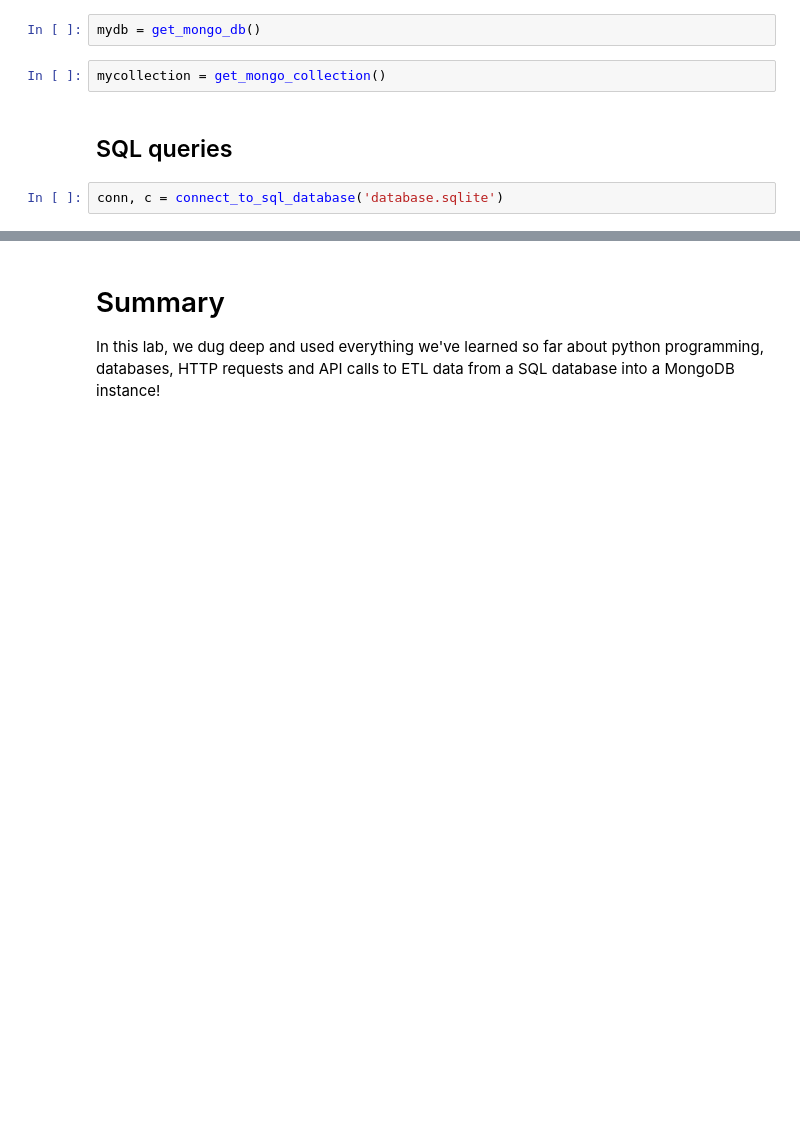
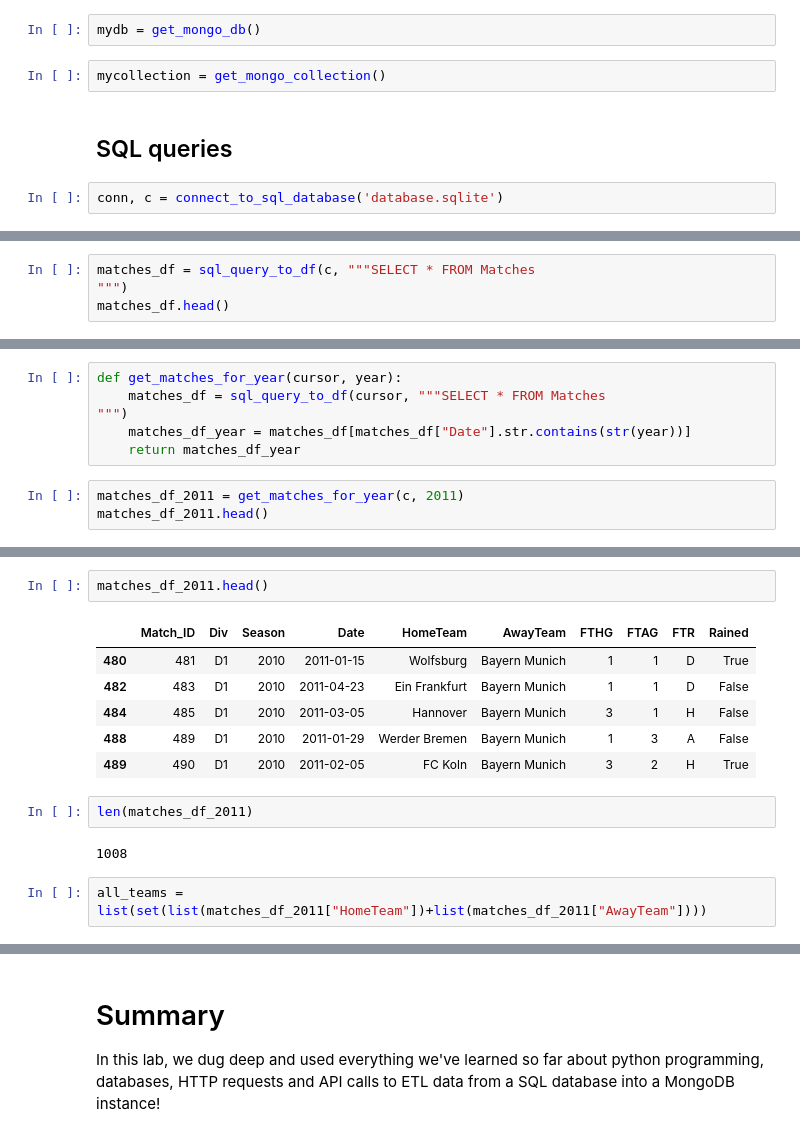
Before and after one commit to npschafer/dsc-mod-2-lab-houston-ds-042219, a Jupyter notebook: nick_scratch.ipynb, the cells around one changed output, grey strips where cells are left out. Saved outputs shown, nothing was run; the diff lists cells and outputs as text; blank space fills up the shorter version.

```diff
--- a/nick_scratch.ipynb
+++ b/nick_scratch.ipynb
@@ -371,0 +539,4 @@ conn, c = connect_to_sql_database('database.sqlite')
+# %%
+matches_df = sql_query_to_df(c, """SELECT * FROM Matches
+""")
+matches_df.head()
@@ -371,0 +564,9 @@ conn, c = connect_to_sql_database('database.sqlite')
+# %%
+def get_matches_for_year(cursor, year):
+    matches_df = sql_query_to_df(cursor, """SELECT * FROM Matches
+""")
+    matches_df_year = matches_df[matches_df["Date"].str.contains(str(year))]
+    return matches_df_year
+# %%
+matches_df_2011 = get_matches_for_year(c, 2011)
+matches_df_2011.head()
@@ -371,0 +605,15 @@ conn, c = connect_to_sql_database('database.sqlite')
+# %%
+matches_df_2011.head()
+# %% [output]
+|  | Match_ID | Div | Season | Date | HomeTeam | AwayTeam | FTHG | FTAG | FTR | Rained |
+| 480 | 481 | D1 | 2010 | 2011-01-15 | Wolfsburg | Bayern Munich | 1 | 1 | D | True |
+| 482 | 483 | D1 | 2010 | 2011-04-23 | Ein Frankfurt | Bayern Munich | 1 | 1 | D | False |
+| 484 | 485 | D1 | 2010 | 2011-03-05 | Hannover | Bayern Munich | 3 | 1 | H | False |
+| 488 | 489 | D1 | 2010 | 2011-01-29 | Werder Bremen | Bayern Munich | 1 | 3 | A | False |
+| 489 | 490 | D1 | 2010 | 2011-02-05 | FC Koln | Bayern Munich | 3 | 2 | H | True |
+# %%
+len(matches_df_2011)
+# %% [output]
+1008
+# %%
+all_teams = list(set(list(matches_df_2011["HomeTeam"])+list(matches_df_2011["AwayTeam"])))
```
Also changed, not shown: parts of 46 cells of this notebook, 1 other file.
